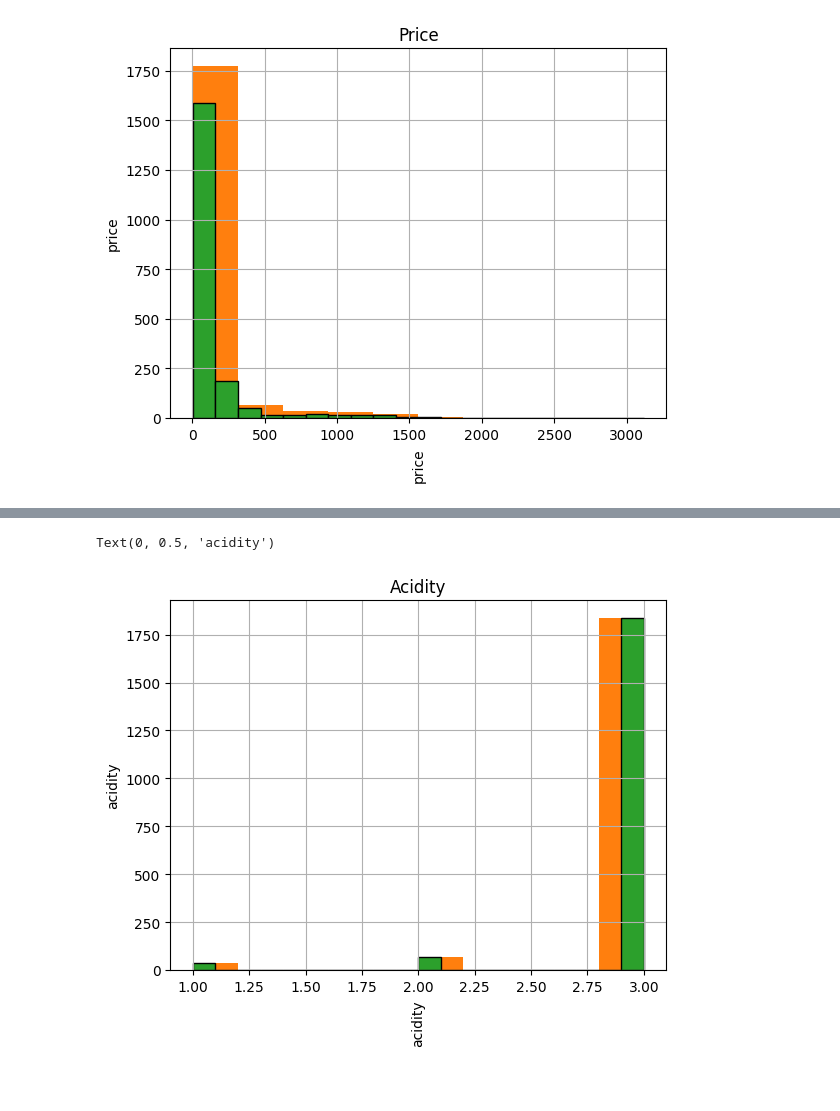
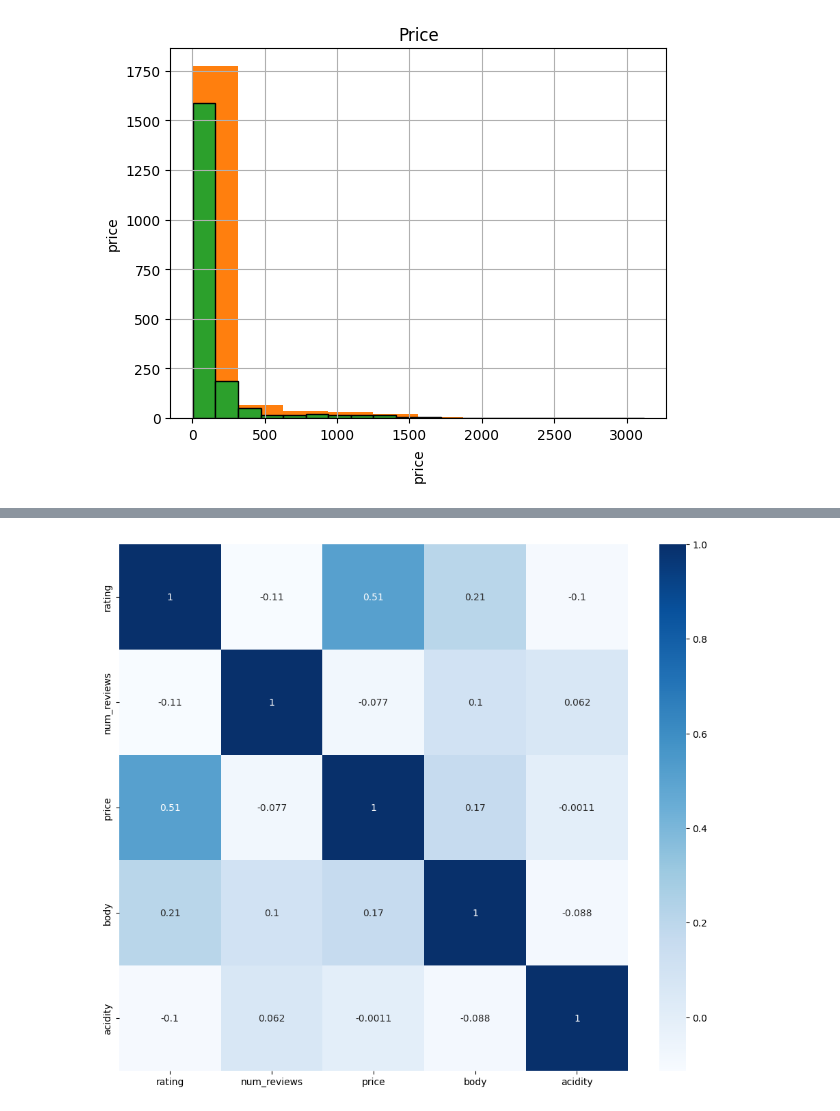
Before and after one commit to HeatherAnnFoster/Spanish-Wine-Car-Insurance, a Jupyter notebook: Spanish_Wine_Project.ipynb, the cells around one changed output, grey strips where cells are left out. Cells and saved outputs as stored; diff of their text form; code cells hidden in the pictures; blank space fills up the shorter version.

```diff
--- a/Spanish_Wine_Project.ipynb
+++ b/Spanish_Wine_Project.ipynb
@@ -342,7 +342,3 @@ type             0
 body           165
 acidity        165
 dtype: int64
-# %%
-median_body=df['body'].median()
-df['body'].fillna(median_body, inplace=True)
-df.isna().sum()
@@ -361,4 +344,0 @@ dtype: int64
-# %%
-median_acidity=df['acidity'].median()
-df['acidity'].fillna(median_acidity, inplace=True)
-df.isna().sum()
@@ -472,10 +423,6 @@ Text(0, 0.5, 'body')
-# %%
-df['acidity'].hist()
-ax=df['acidity'].hist()
-ax=df['acidity'].hist(bins = 20, edgecolor = 'black')
-ax.set_title('Acidity')
-ax. set_xlabel("acidity", rotation = 90)
-ax.set_ylabel('acidity')
-# %% [output]
-Text(0, 0.5, 'acidity')
-[figure, removed]
+# %%
+corr = df.corr()
+fig, ax = plt.subplots(figsize = (12, 10))
+ax = sns.heatmap(corr, cmap= 'Blues', annot = True)
+# %% [output]
+[figure, added]
```
Also changed, not shown: parts of 19 cells of this notebook.
